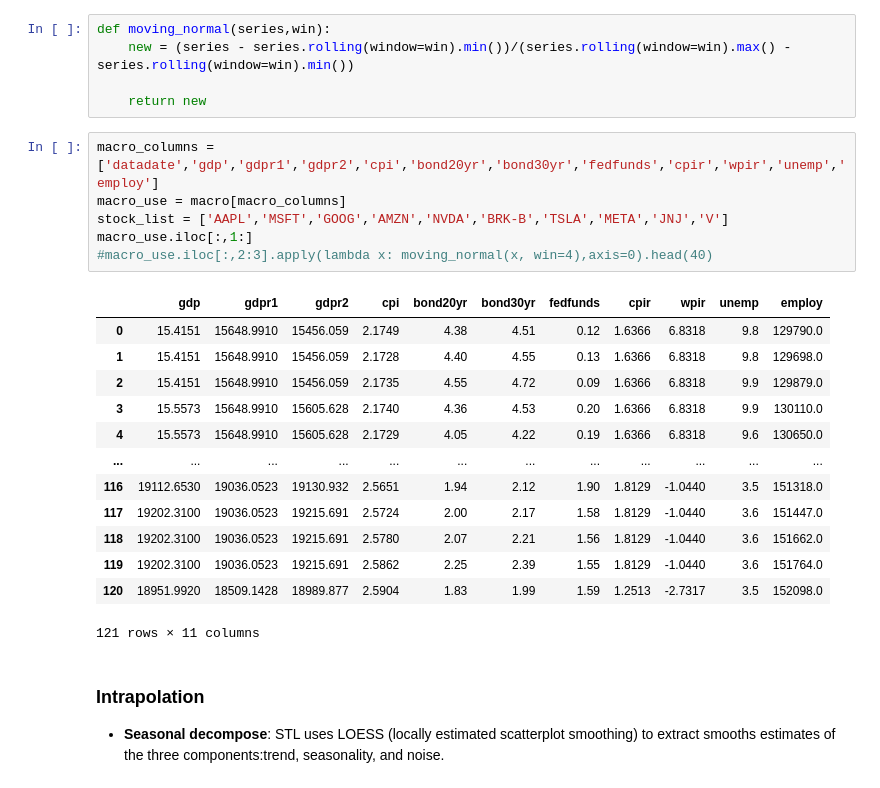
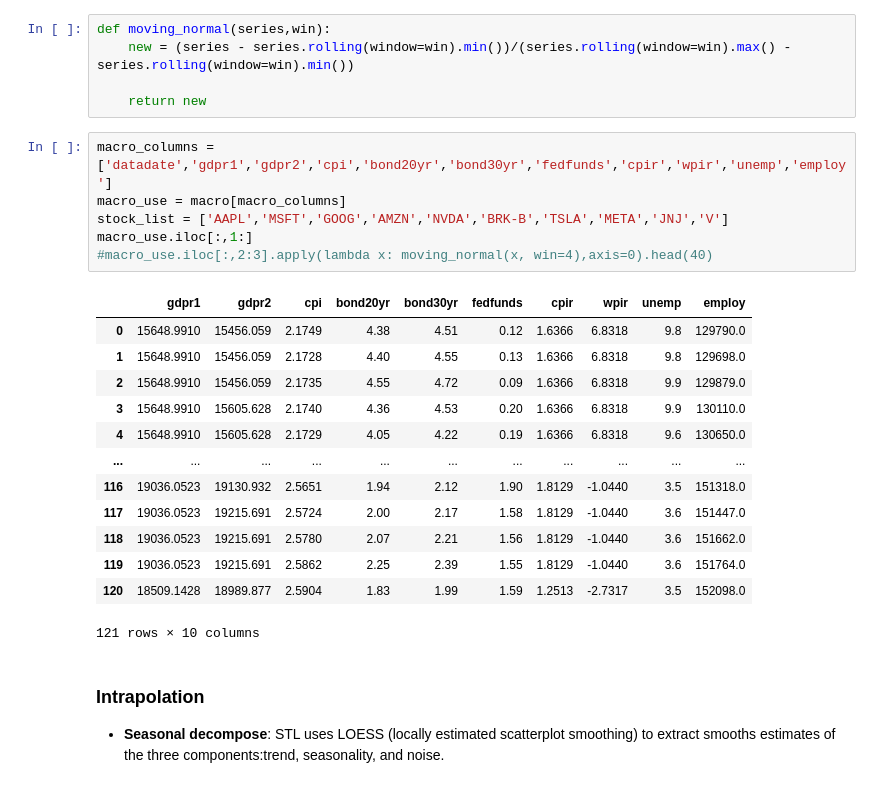
Before and after one commit to ElinorCheng/STA561, a Jupyter notebook: predictors/predictor_prep.ipynb, the cells around one changed output. Drawn from its saved outputs; the diff is of its cells as text.

Commit message:
macro merge update

```diff
--- a/predictors/predictor_prep.ipynb
+++ b/predictors/predictor_prep.ipynb
@@ -86,25 +99,25 @@ def moving_normal(series,win):
 
     return new
 # %%
-macro_columns = ['datadate','gdp','gdpr1','gdpr2','cpi','bond20yr','bond30yr','fedfunds','cpir','wpir','unemp','employ']
+macro_columns = ['datadate','gdpr1','gdpr2','cpi','bond20yr','bond30yr','fedfunds','cpir','wpir','unemp','employ']
 macro_use = macro[macro_columns]
 stock_list = ['AAPL','MSFT','GOOG','AMZN','NVDA','BRK-B','TSLA','META','JNJ','V']
 macro_use.iloc[:,1:]
 #macro_use.iloc[:,2:3].apply(lambda x: moving_normal(x, win=4),axis=0).head(40)
 # %% [output]
-|  | gdp | gdpr1 | gdpr2 | cpi | bond20yr | bond30yr | fedfunds | cpir | wpir | unemp | employ |
-| 0 | 15.4151 | 15648.9910 | 15456.059 | 2.1749 | 4.38 | 4.51 | 0.12 | 1.6366 | 6.8318 | 9.8 | 129790.0 |
-| 1 | 15.4151 | 15648.9910 | 15456.059 | 2.1728 | 4.40 | 4.55 | 0.13 | 1.6366 | 6.8318 | 9.8 | 129698.0 |
-| 2 | 15.4151 | 15648.9910 | 15456.059 | 2.1735 | 4.55 | 4.72 | 0.09 | 1.6366 | 6.8318 | 9.9 | 129879.0 |
-| 3 | 15.5573 | 15648.9910 | 15605.628 | 2.1740 | 4.36 | 4.53 | 0.20 | 1.6366 | 6.8318 | 9.9 | 130110.0 |
-| 4 | 15.5573 | 15648.9910 | 15605.628 | 2.1729 | 4.05 | 4.22 | 0.19 | 1.6366 | 6.8318 | 9.6 | 130650.0 |
-| ... | ... | ... | ... | ... | ... | ... | ... | ... | ... | ... | ... |
-| 116 | 19112.6530 | 19036.0523 | 19130.932 | 2.5651 | 1.94 | 2.12 | 1.90 | 1.8129 | -1.0440 | 3.5 | 151318.0 |
-| 117 | 19202.3100 | 19036.0523 | 19215.691 | 2.5724 | 2.00 | 2.17 | 1.58 | 1.8129 | -1.0440 | 3.6 | 151447.0 |
-| 118 | 19202.3100 | 19036.0523 | 19215.691 | 2.5780 | 2.07 | 2.21 | 1.56 | 1.8129 | -1.0440 | 3.6 | 151662.0 |
-| 119 | 19202.3100 | 19036.0523 | 19215.691 | 2.5862 | 2.25 | 2.39 | 1.55 | 1.8129 | -1.0440 | 3.6 | 151764.0 |
-| 120 | 18951.9920 | 18509.1428 | 18989.877 | 2.5904 | 1.83 | 1.99 | 1.59 | 1.2513 | -2.7317 | 3.5 | 152098.0 |
+|  | gdpr1 | gdpr2 | cpi | bond20yr | bond30yr | fedfunds | cpir | wpir | unemp | employ |
+| 0 | 15648.9910 | 15456.059 | 2.1749 | 4.38 | 4.51 | 0.12 | 1.6366 | 6.8318 | 9.8 | 129790.0 |
+| 1 | 15648.9910 | 15456.059 | 2.1728 | 4.40 | 4.55 | 0.13 | 1.6366 | 6.8318 | 9.8 | 129698.0 |
+| 2 | 15648.9910 | 15456.059 | 2.1735 | 4.55 | 4.72 | 0.09 | 1.6366 | 6.8318 | 9.9 | 129879.0 |
+| 3 | 15648.9910 | 15605.628 | 2.1740 | 4.36 | 4.53 | 0.20 | 1.6366 | 6.8318 | 9.9 | 130110.0 |
+| 4 | 15648.9910 | 15605.628 | 2.1729 | 4.05 | 4.22 | 0.19 | 1.6366 | 6.8318 | 9.6 | 130650.0 |
+| ... | ... | ... | ... | ... | ... | ... | ... | ... | ... | ... |
+| 116 | 19036.0523 | 19130.932 | 2.5651 | 1.94 | 2.12 | 1.90 | 1.8129 | -1.0440 | 3.5 | 151318.0 |
+| 117 | 19036.0523 | 19215.691 | 2.5724 | 2.00 | 2.17 | 1.58 | 1.8129 | -1.0440 | 3.6 | 151447.0 |
+| 118 | 19036.0523 | 19215.691 | 2.5780 | 2.07 | 2.21 | 1.56 | 1.8129 | -1.0440 | 3.6 | 151662.0 |
+| 119 | 19036.0523 | 19215.691 | 2.5862 | 2.25 | 2.39 | 1.55 | 1.8129 | -1.0440 | 3.6 | 151764.0 |
+| 120 | 18509.1428 | 18989.877 | 2.5904 | 1.83 | 1.99 | 1.59 | 1.2513 | -2.7317 | 3.5 | 152098.0 |
-121 rows × 11 columns
+121 rows × 10 columns
 # %% [markdown]
 ### Intrapolation
 
```
Also changed, not shown: parts of 27 cells of this notebook, 31 other files.
